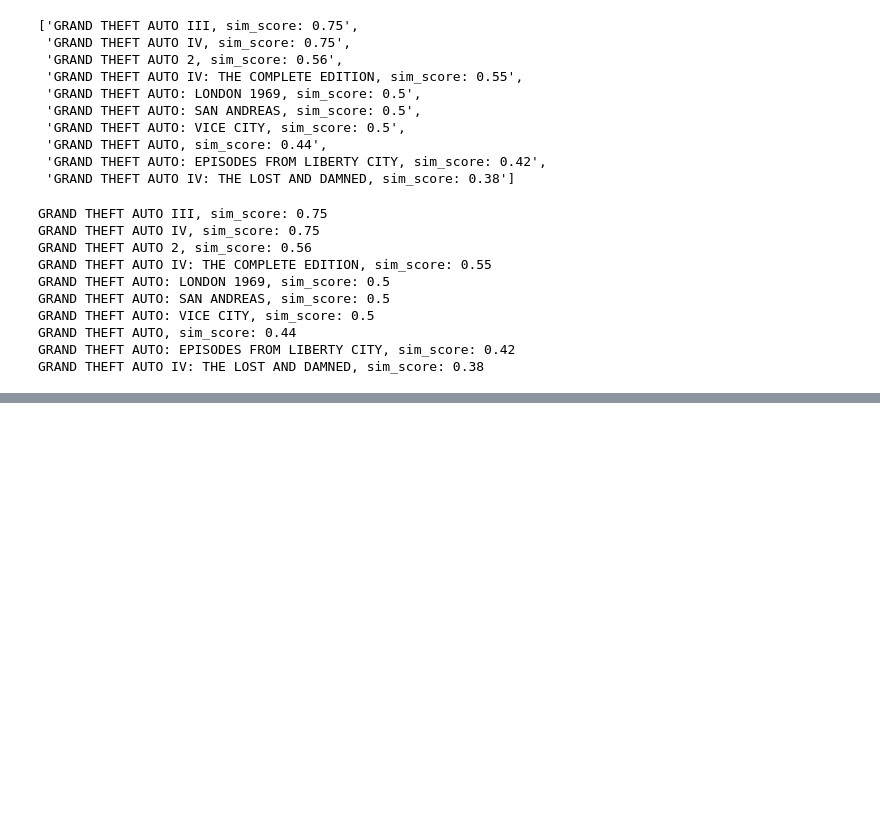
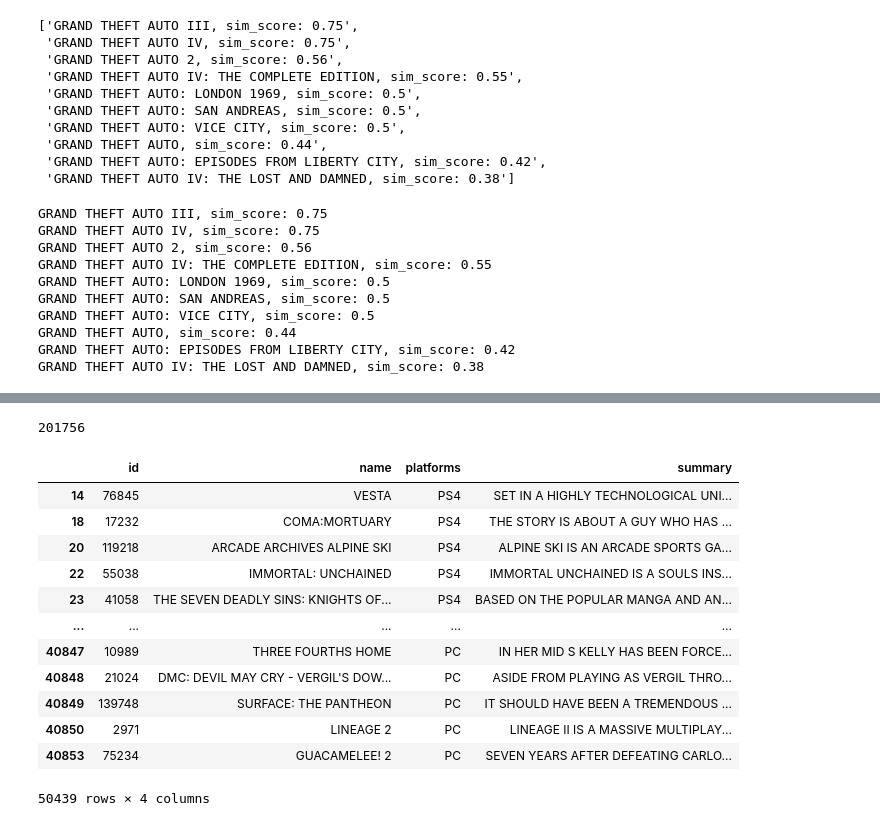
Before and after one commit to dxljack/Gaming-Market-Exploration, a Jupyter notebook: Gaming Market Analysis.ipynb, the cells around one changed output, grey strips where cells are left out. Drawn from its saved outputs; the diff is of its cells as text; code cells hidden in the pictures; blank space fills up the shorter version.

```diff
--- a/Gaming Market Analysis.ipynb
+++ b/Gaming Market Analysis.ipynb
@@ -1120,0 +956,5 @@ GRAND THEFT AUTO IV: THE LOST AND DAMNED, sim_score: 0.38
+# %%
+# plaform 49 is xone
+df_xone = df_games[df_games['platforms'].str.contains("49")]
+df_xone['platforms'] = 'XONE'
+df_xone.head()
@@ -1120,0 +968,5 @@ GRAND THEFT AUTO IV: THE LOST AND DAMNED, sim_score: 0.38
+# %%
+# platform 130 is ns
+df_ns = df_games[df_games['platforms'].str.contains("130")]
+df_ns['platforms'] = 'NS'
+df_ns.head()
@@ -1120,0 +980,5 @@ GRAND THEFT AUTO IV: THE LOST AND DAMNED, sim_score: 0.38
+# %%
+# platform 6 is pc
+df_pc = df_games[df_games['platforms'].str.contains("6")]
+df_pc['platforms'] = 'PC'
+df_pc.head()
@@ -1120,0 +992,22 @@ GRAND THEFT AUTO IV: THE LOST AND DAMNED, sim_score: 0.38
+# %%
+df_ps4.size + df_xone.size + df_ns.size + df_pc.size
+# %% [output]
+201756
+# %%
+df_merge = df_ps4.append(df_xone).append(df_ns).append(df_pc)
+# %%
+df_merge
+# %% [output]
+|  | id | name | platforms | summary |
+| 14 | 76845 | VESTA | PS4 | SET IN A HIGHLY TECHNOLOGICAL UNI... |
+| 18 | 17232 | COMA:MORTUARY | PS4 | THE STORY IS ABOUT A GUY WHO HAS ... |
+| 20 | 119218 | ARCADE ARCHIVES ALPINE SKI | PS4 | ALPINE SKI IS AN ARCADE SPORTS GA... |
+| 22 | 55038 | IMMORTAL: UNCHAINED | PS4 | IMMORTAL UNCHAINED IS A SOULS INS... |
+| 23 | 41058 | THE SEVEN DEADLY SINS: KNIGHTS OF... | PS4 | BASED ON THE POPULAR MANGA AND AN... |
+| ... | ... | ... | ... | ... |
+| 40847 | 10989 | THREE FOURTHS HOME | PC | IN HER MID S KELLY HAS BEEN FORCE... |
+| 40848 | 21024 | DMC: DEVIL MAY CRY - VERGIL'S DOW... | PC | ASIDE FROM PLAYING AS VERGIL THRO... |
+| 40849 | 139748 | SURFACE: THE PANTHEON | PC | IT SHOULD HAVE BEEN A TREMENDOUS ... |
+| 40850 | 2971 | LINEAGE 2 | PC | LINEAGE II IS A MASSIVE MULTIPLAY... |
+| 40853 | 75234 | GUACAMELEE! 2 | PC | SEVEN YEARS AFTER DEFEATING CARLO... |
+50439 rows × 4 columns
```
Also changed, not shown: parts of 90 cells of this notebook, 8 other files.
